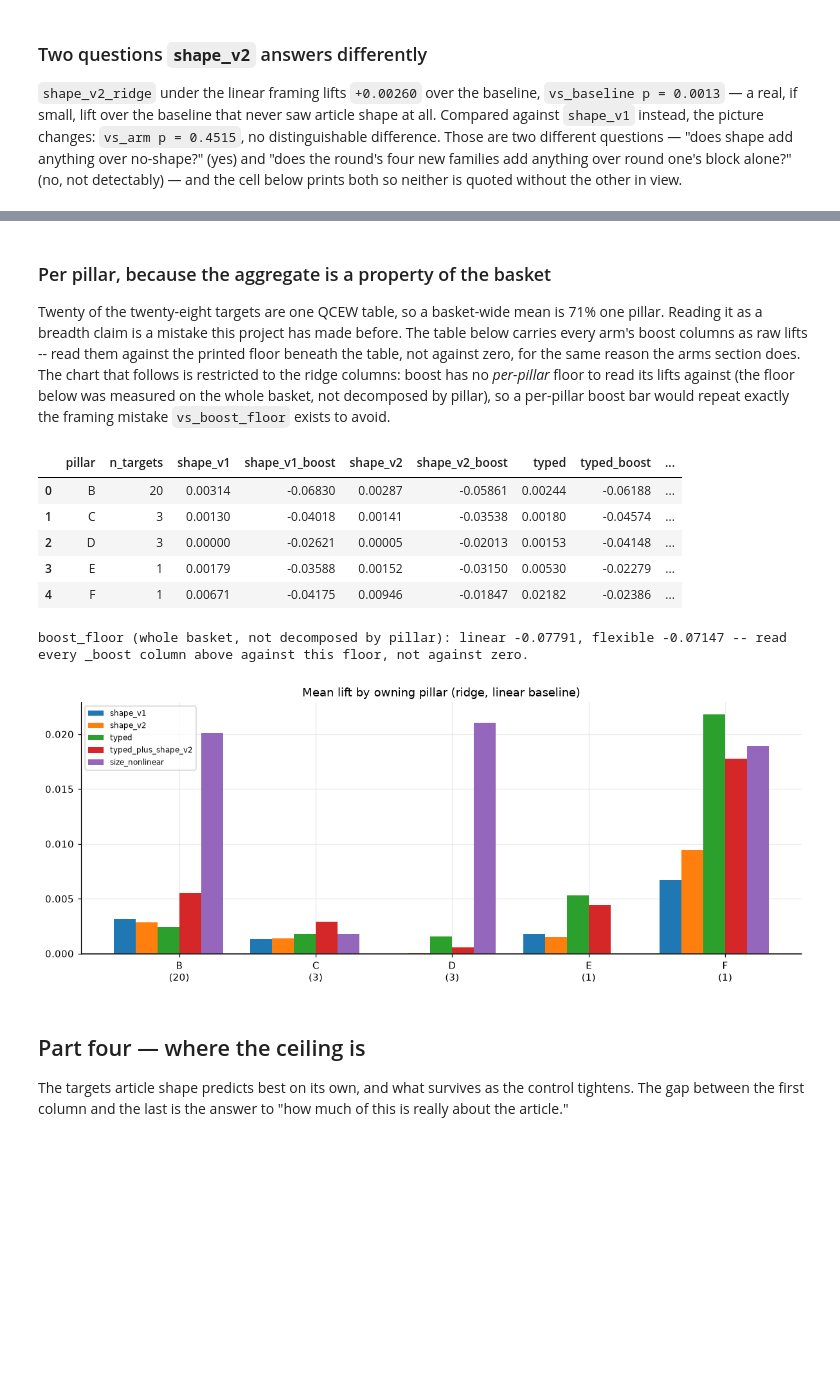
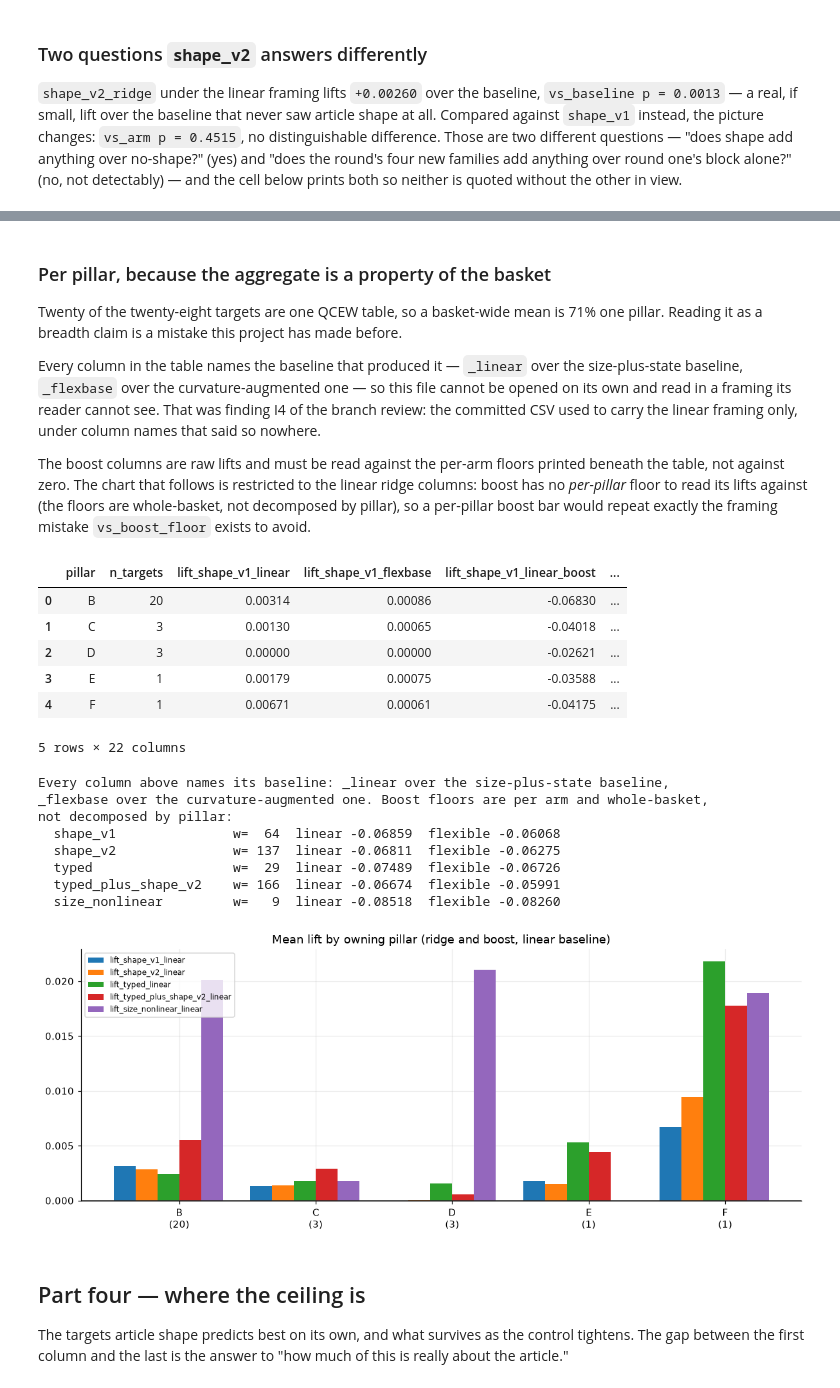
Before and after one commit to Max-Garcia-06/macro_embeddings, a Jupyter notebook: analysis-output/source-a/source_a_shape_profile_round.ipynb, the cells around one changed output, grey strips where cells are left out. Drawn from its saved outputs; the diff is of its cells as text; code cells hidden in the pictures; blank space fills up the shorter version.

```diff
--- a/analysis-output/source-a/source_a_shape_profile_round.ipynb
+++ b/analysis-output/source-a/source_a_shape_profile_round.ipynb
@@ -191,6 +223,8 @@ the raw lift implies.
 # %%
 def _arm_row(name: str, a: dict) -> dict:
     linear, flexible = a["linear"], a["flexible"]
+    undegraded = flexible["undegraded"]
+    arm_key = name.rsplit("_", 1)[0]
     row = {
         "arm": name,
         "learner": a["learner"],
@@ -199,13 +233,20 @@ def _arm_row(name: str, a: dict) -> dict:
         "p_linear_vs_baseline": linear["vs_baseline"]["wilcoxon_p"],
         "lift_flexible": flexible["mean_lift"],
         "p_flexible_vs_baseline": flexible["vs_baseline"]["wilcoxon_p"],
+        f"lift_flexible_undeg{undegraded['n_targets']}": undegraded["mean_lift"],
+        f"p_flexible_undeg{undegraded['n_targets']}": undegraded["vs_baseline"]["wilcoxon_p"],
     }
     if "vs_arm" in linear:
         row["vs_arm"] = linear["vs_arm"]["compared_against"]
         row["p_linear_vs_arm"] = linear["vs_arm"]["wilcoxon_p"]
         row["p_flexible_vs_arm"] = flexible["vs_arm"]["wilcoxon_p"]
     if "vs_boost_floor" in linear:
+        row["floor_width"] = stats["boost_floor"][arm_key]["width"]
+        row["floor_linear"] = stats["boost_floor"][arm_key]["linear"]["mean_lift"]
+        row["d_linear_vs_floor"] = linear["vs_boost_floor"]["mean_paired_difference"]
         row["p_linear_vs_floor"] = linear["vs_boost_floor"]["wilcoxon_p"]
+        row["floor_flexible"] = stats["boost_floor"][arm_key]["flexible"]["mean_lift"]
+        row["d_flexible_vs_floor"] = flexible["vs_boost_floor"]["mean_paired_difference"]
         row["p_flexible_vs_floor"] = flexible["vs_boost_floor"]["wilcoxon_p"]
     return row
 
@@ -213,10 +254,15 @@ def _arm_row(name: str, a: dict) -> dict:
 arms = pd.DataFrame([_arm_row(name, a) for name, a in stats["arms"].items()])
 display(arms.round(5))
 
-floor = stats["boost_floor"]
-print(f"boost_floor: linear {floor['linear']['mean_lift']:+.5f}, "
-      f"flexible {floor['flexible']['mean_lift']:+.5f} "
-      "-- every boost lift above is measured against this, not against zero.")
+print(f"The flexible baseline degraded {len(stats['flexible_degraded_targets'])} of "
+      f"{stats['n_targets']} targets, so every flexible figure has two denominators:")
+print("  " + ", ".join(stats["flexible_degraded_targets"]))
+print()
+print("Width-matched boost floor -- an information-free Gaussian block at each arm's own width,")
+print("scored through the identical boost path. Read every _boost lift against ITS OWN row:")
+for arm_key, entry in stats["boost_floor"].items():
+    print(f"  {arm_key:22} w={entry['width']:>4}  linear {entry['linear']['mean_lift']:+.5f}"
+          f"  flexible {entry['flexible']['mean_lift']:+.5f}")
 # %% [output]
 |  | arm | learner | r2_alone | lift_linear | p_linear_vs_baseline | lift_flexible | p_flexible_vs_baseline | ... |
 | 0 | shape_v1_ridge | ridge | 0.08363 | 0.00269 | 0.00117 | 0.00073 | 0.02805 | ... |
@@ -291,43 +372,60 @@ shape_v1_ridge linear (for comparison): mean_lift=+0.00269, vs_baseline p=0.0012
 
 Twenty of the twenty-eight targets are one QCEW table, so a basket-wide mean is
 71% one pillar. Reading it as a breadth claim is a mistake this project has made
-before. The table below carries every arm's boost columns as raw lifts -- read
-them against the printed floor beneath the table, not against zero, for the
-same reason the arms section does. The chart that follows is restricted to the
-ridge columns: boost has no *per-pillar* floor to read its lifts against (the
-floor below was measured on the whole basket, not decomposed by pillar), so a
+before.
+
+Every column in the table names the baseline that produced it — `_linear` over
+the size-plus-state baseline, `_flexbase` over the curvature-augmented one — so
+this file cannot be opened on its own and read in a framing its reader cannot
+see. That was finding I4 of the branch review: the committed CSV used to carry
+the linear framing only, under column names that said so nowhere.
+
+The boost columns are raw lifts and must be read against the per-arm floors
+printed beneath the table, not against zero. The chart that follows is
+restricted to the linear ridge columns: boost has no *per-pillar* floor to read
+its lifts against (the floors are whole-basket, not decomposed by pillar), so a
 per-pillar boost bar would repeat exactly the framing mistake `vs_boost_floor`
 exists to avoid.
 # %%
 display(by_pillar.round(5))
 
-floor = stats["boost_floor"]
-print(f"boost_floor (whole basket, not decomposed by pillar): linear {floor['linear']['mean_lift']:+.5f}, "
-      f"flexible {floor['flexible']['mean_lift']:+.5f} "
-      "-- read every _boost column above against this floor, not against zero.")
+print("Every column above names its baseline: _linear over the size-plus-state baseline,")
+print("_flexbase over the curvature-augmented one. Boost floors are per arm and whole-basket,")
+print("not decomposed by pillar:")
+for arm_key, entry in stats["boost_floor"].items():
+    print(f"  {arm_key:22} w={entry['width']:>4}  linear {entry['linear']['mean_lift']:+.5f}"
+          f"  flexible {entry['flexible']['mean_lift']:+.5f}")
 
 fig, ax = plt.subplots(figsize=(11, 4.5))
-keys = [c for c in by_pillar.columns if c not in ("pillar", "n_targets") and not c.endswith("_boost")]
+keys = [c for c in by_pillar.columns if c.endswith("_linear")]
 x = np.arange(len(by_pillar))
 width = 0.8 / len(keys)
 for i, key in enumerate(keys):
     ax.bar(x + i * width - 0.4, by_pillar[key], width, label=key)
 ax.set_xticks(x)
 ax.set_xticklabels([f"{p}\n({n})" for p, n in zip(by_pillar["pillar"], by_pillar["n_targets"])])
 ax.axhline(0, color="#333", lw=1)
-ax.set_title("Mean lift by owning pillar (ridge, linear baseline)")
+ax.set_title("Mean lift by owning pillar (ridge and boost, linear baseline)")
 ax.legend(fontsize=8)
 fig.tight_layout()
 plt.show()
 # %% [output]
-|  | pillar | n_targets | shape_v1 | shape_v1_boost | shape_v2 | shape_v2_boost | typed | typed_boost | ... |
-| 0 | B | 20 | 0.00314 | -0.06830 | 0.00287 | -0.05861 | 0.00244 | -0.06188 | ... |
-| 1 | C | 3 | 0.00130 | -0.04018 | 0.00141 | -0.03538 | 0.00180 | -0.04574 | ... |
-| 2 | D | 3 | 0.00000 | -0.02621 | 0.00005 | -0.02013 | 0.00153 | -0.04148 | ... |
-| 3 | E | 1 | 0.00179 | -0.03588 | 0.00152 | -0.03150 | 0.00530 | -0.02279 | ... |
-| 4 | F | 1 | 0.00671 | -0.04175 | 0.00946 | -0.01847 | 0.02182 | -0.02386 | ... |
+|  | pillar | n_targets | lift_shape_v1_linear | lift_shape_v1_flexbase | lift_shape_v1_linear_boost | ... |
+| 0 | B | 20 | 0.00314 | 0.00086 | -0.06830 | ... |
+| 1 | C | 3 | 0.00130 | 0.00065 | -0.04018 | ... |
+| 2 | D | 3 | 0.00000 | 0.00000 | -0.02621 | ... |
+| 3 | E | 1 | 0.00179 | 0.00075 | -0.03588 | ... |
+| 4 | F | 1 | 0.00671 | 0.00061 | -0.04175 | ... |
-boost_floor (whole basket, not decomposed by pillar): linear -0.07791, flexible -0.07147 -- read every _boost column above against this floor, not against zero.
+5 rows × 22 columns
+Every column above names its baseline: _linear over the size-plus-state baseline,
+_flexbase over the curvature-augmented one. Boost floors are per arm and whole-basket,
+not decomposed by pillar:
+  shape_v1               w=  64  linear -0.06859  flexible -0.06068
+  shape_v2               w= 137  linear -0.06811  flexible -0.06275
+  typed                  w=  29  linear -0.07489  flexible -0.06726
+  typed_plus_shape_v2    w= 166  linear -0.06674  flexible -0.05991
+  size_nonlinear         w=   9  linear -0.08518  flexible -0.08260
-[figure, old version]
+[figure, new version]
 # %% [markdown]
 ## Part four — where the ceiling is
 
```
Also changed, not shown: parts of 8 cells of this notebook, 3 other files.
